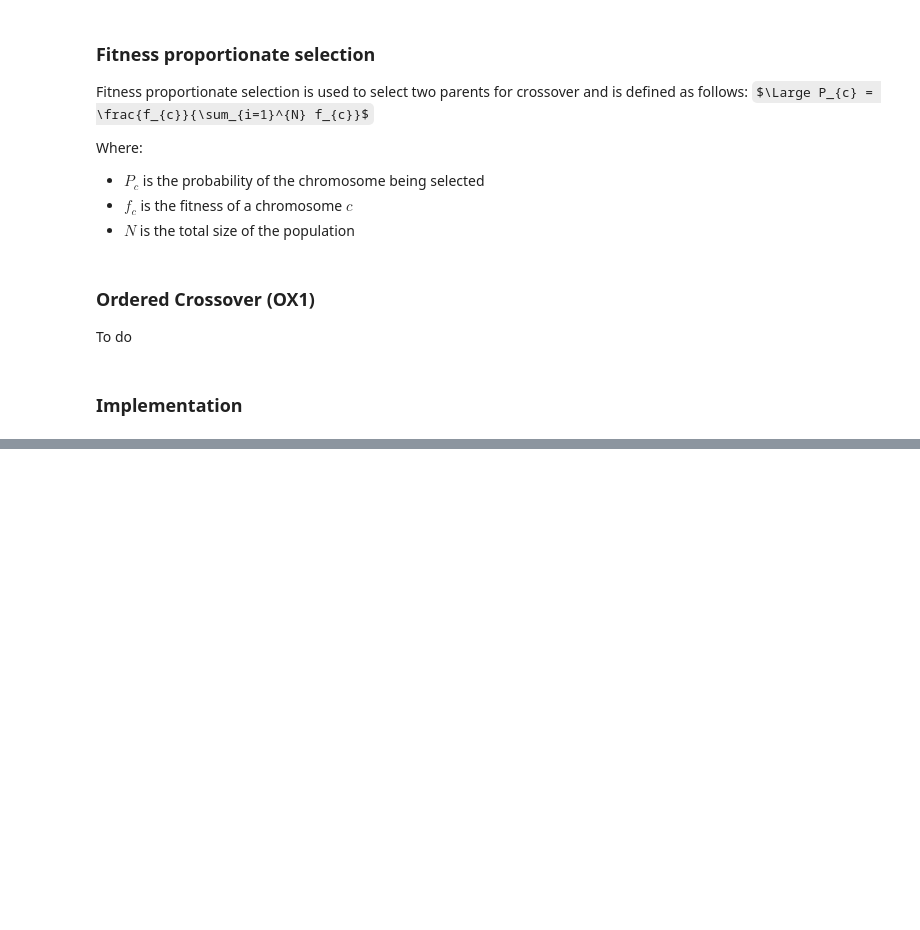
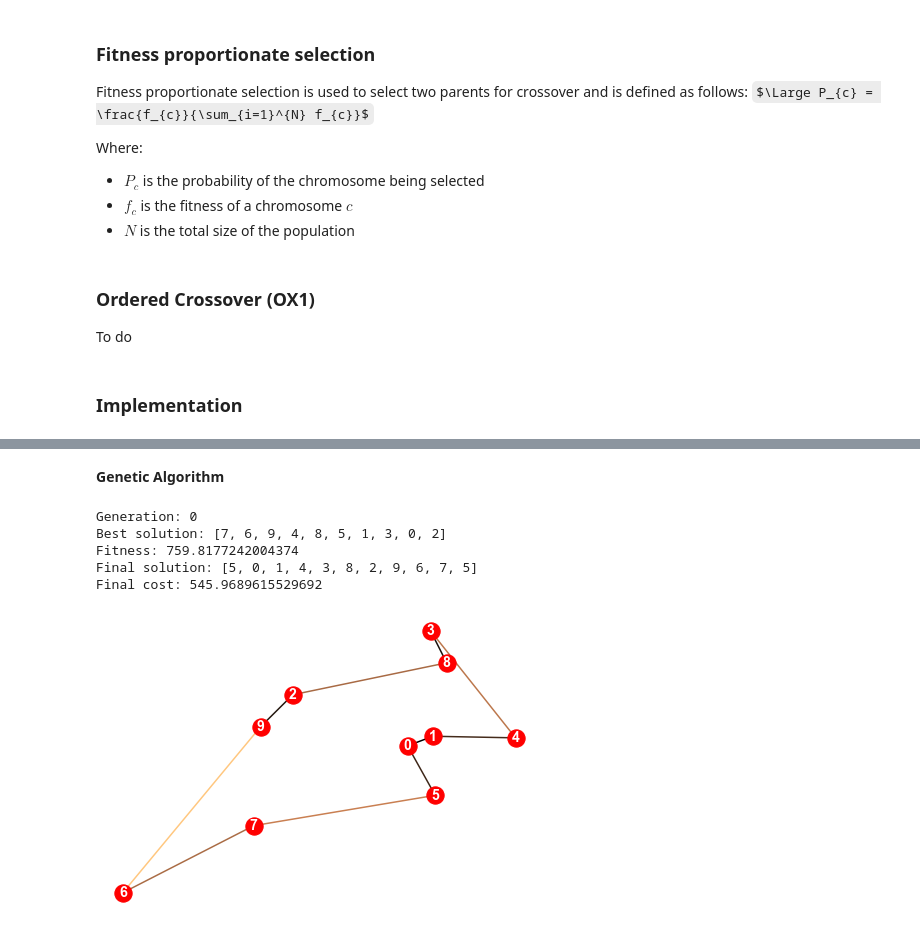
Before and after one commit to danielj0nes/metaheuristics, a Jupyter notebook: Template.ipynb, the cells around one changed output, grey strips where cells are left out. Saved outputs shown, nothing was run; the diff lists cells and outputs as text; code cells hidden in the pictures; some formulas as TeX source; blank space fills up the shorter version.

```diff
--- a/Template.ipynb
+++ b/Template.ipynb
@@ -782,0 +813,15 @@ To do
+# %% [markdown]
+**Genetic Algorithm**
+# %%
+ga = GA(P=10, verbose=True)  # Set population to just 10
+path, weight = ga.ga_solve(G)
+print(f"Final solution: {path}")
+print(f"Final cost: {weight}")
+draw(G, path)
+# %% [output]
+Generation: 0
+Best solution: [7, 6, 9, 4, 8, 5, 1, 3, 0, 2]
+Fitness: 759.8177242004374
+Final solution: [5, 0, 1, 4, 3, 8, 2, 9, 6, 7, 5]
+Final cost: 545.9689615529692
+[figure, added]
```
Also changed, not shown: parts of 23 cells of this notebook, 2 other files.
